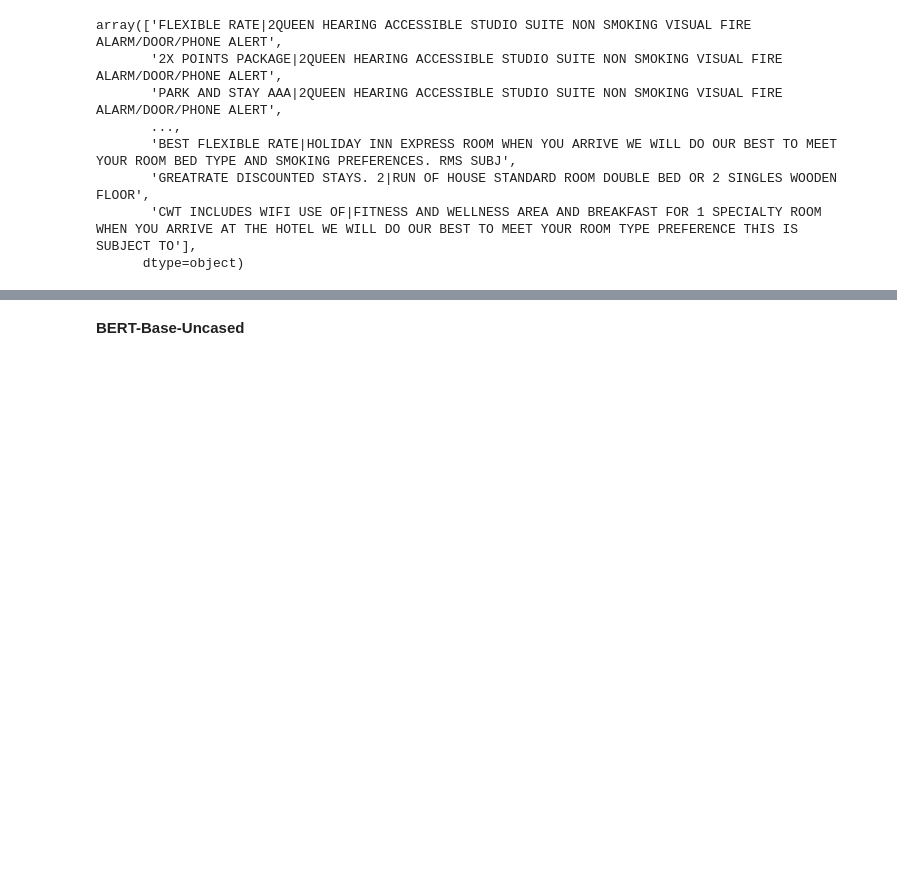
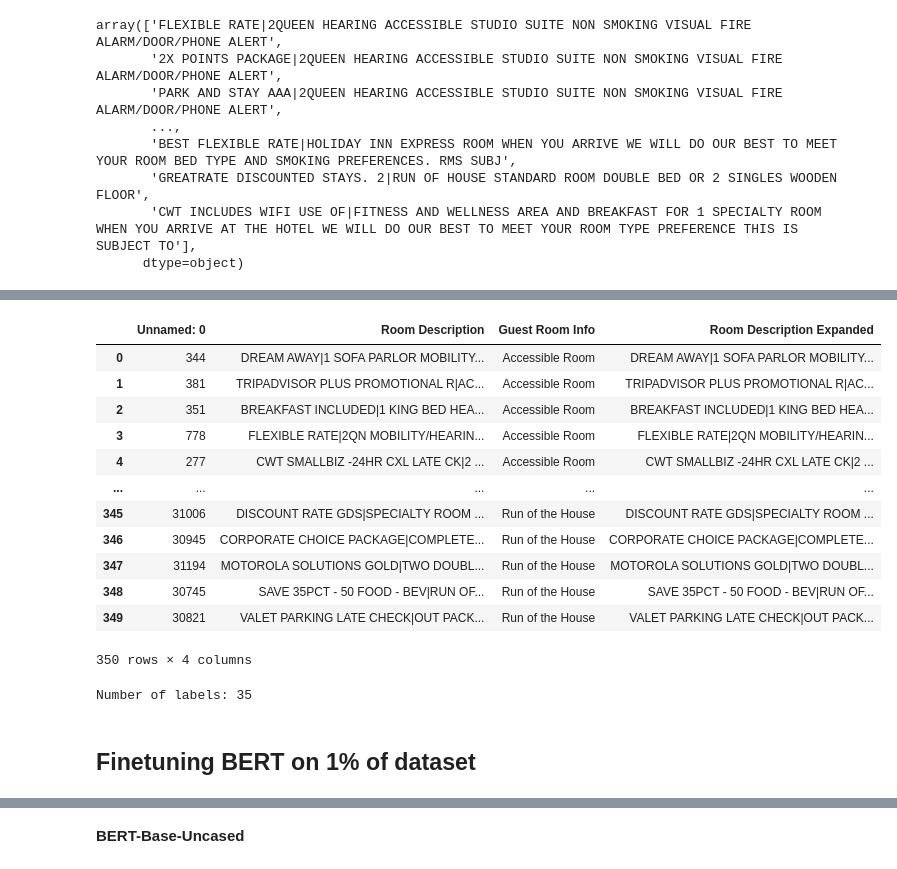
Before and after one commit to karthik1705/sabre_distiLLM_2025, a Jupyter notebook: final_codes/supervised_models.ipynb, the cells around one changed output, grey strips where cells are left out. Drawn from its saved outputs; the diff is of its cells as text; code cells hidden in the pictures; blank space fills up the shorter version.

```diff
--- a/final_codes/supervised_models.ipynb
+++ b/final_codes/supervised_models.ipynb
@@ -571,0 +660,5 @@ result
+# %%
+# 1% of each room type as training data
+
+n_samples_per_class = 10
+sample_df_1pct, remaining_df_1pct = create_stratified_sample(dataset, n_samples_per_class)
@@ -797,0 +1168,16 @@ remaining_data
+# %%
+sample_df_1pct
+# %% [output]
+|  | Unnamed: 0 | Room Description | Guest Room Info | Room Description Expanded |
+| 0 | 344 | DREAM AWAY|1 SOFA PARLOR MOBILITY... | Accessible Room | DREAM AWAY|1 SOFA PARLOR MOBILITY... |
+| 1 | 381 | TRIPADVISOR PLUS PROMOTIONAL R|AC... | Accessible Room | TRIPADVISOR PLUS PROMOTIONAL R|AC... |
+| 2 | 351 | BREAKFAST INCLUDED|1 KING BED HEA... | Accessible Room | BREAKFAST INCLUDED|1 KING BED HEA... |
+| 3 | 778 | FLEXIBLE RATE|2QN MOBILITY/HEARIN... | Accessible Room | FLEXIBLE RATE|2QN MOBILITY/HEARIN... |
+| 4 | 277 | CWT SMALLBIZ -24HR CXL LATE CK|2 ... | Accessible Room | CWT SMALLBIZ -24HR CXL LATE CK|2 ... |
+| ... | ... | ... | ... | ... |
+| 345 | 31006 | DISCOUNT RATE GDS|SPECIALTY ROOM ... | Run of the House | DISCOUNT RATE GDS|SPECIALTY ROOM ... |
+| 346 | 30945 | CORPORATE CHOICE PACKAGE|COMPLETE... | Run of the House | CORPORATE CHOICE PACKAGE|COMPLETE... |
+| 347 | 31194 | MOTOROLA SOLUTIONS GOLD|TWO DOUBL... | Run of the House | MOTOROLA SOLUTIONS GOLD|TWO DOUBL... |
+| 348 | 30745 | SAVE 35PCT - 50 FOOD - BEV|RUN OF... | Run of the House | SAVE 35PCT - 50 FOOD - BEV|RUN OF... |
+| 349 | 30821 | VALET PARKING LATE CHECK|OUT PACK... | Run of the House | VALET PARKING LATE CHECK|OUT PACK... |
+350 rows × 4 columns
@@ -797,0 +1268,10 @@ remaining_data
+# %%
+labels = sample_df_1pct['Guest Room Info'].unique()
+label2id = {label: i for i, label in enumerate(labels)}
+id2label = {i: label for label, i in label2id.items()}
+num_labels = len(labels)
+
+print(f"Number of labels: {num_labels}")
+model_name = "bert-base-uncased"
+# %% [output]
+Number of labels: 35
@@ -797,0 +1374,2 @@ remaining_data
+# %% [markdown]
+## Finetuning BERT on 1% of dataset ##
```
Also changed, not shown: parts of 52 cells of this notebook.
